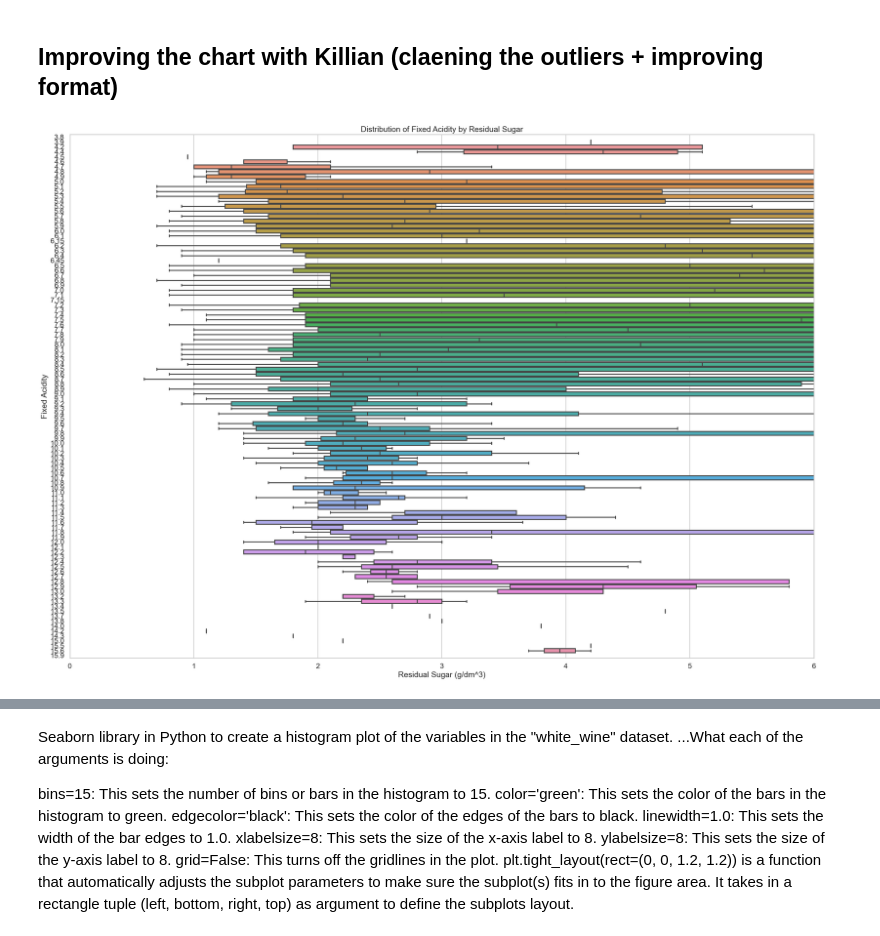
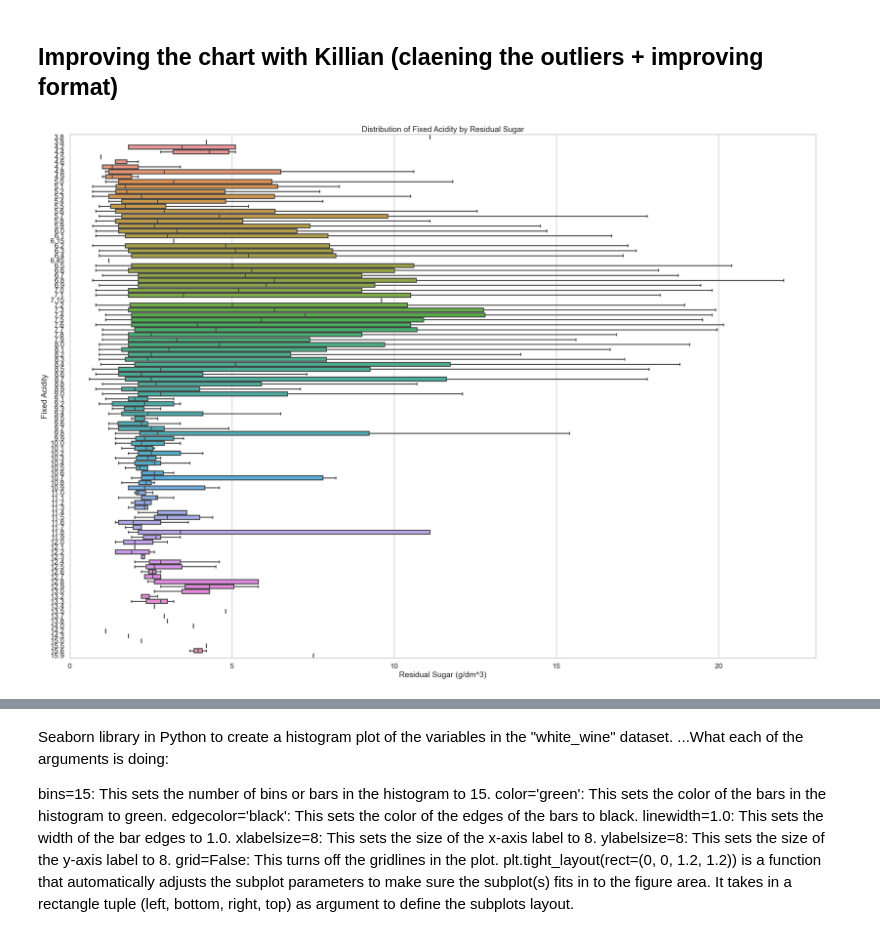
Before and after one commit to sfdatade/blueberry_winerys_project, a Jupyter notebook: BlueBerry_Winery_Project.ipynb, the cells around one changed output, grey strips where cells are left out. Drawn from its saved outputs; the diff is of its cells as text; code cells hidden in the pictures.

```diff
--- a/BlueBerry_Winery_Project.ipynb
+++ b/BlueBerry_Winery_Project.ipynb
@@ -513,17 +543,17 @@ plt.show()
 # %%
 sns.set_style('whitegrid')
 fig, ax = plt.subplots(figsize=(25, 18))
 ax.set_ylim(0, 18)
-ax.set_xlim(0, 6)
+ax.set_xlim(0, 23)
 red_wine = pd.concat([red_wine], axis=0)
 sns.boxplot(x='residual sugar', y='fixed acidity', data=red_wine, orient='h', showfliers=False)
 plt.title('Distribution of Fixed Acidity by Residual Sugar')
 plt.xlabel('Residual Sugar (g/dm^3)')
 plt.ylabel('Fixed Acidity')
 plt.tight_layout()
 plt.show()
 # %% [output]
-[figure, old version]
+[figure, new version]
 # %%
 red_wine.hist(bins=15, color='darkred', edgecolor='black', linewidth=1.0, xlabelsize=8, ylabelsize=8, grid=False)
 
```
Also changed, not shown: parts of 20 cells of this notebook.
